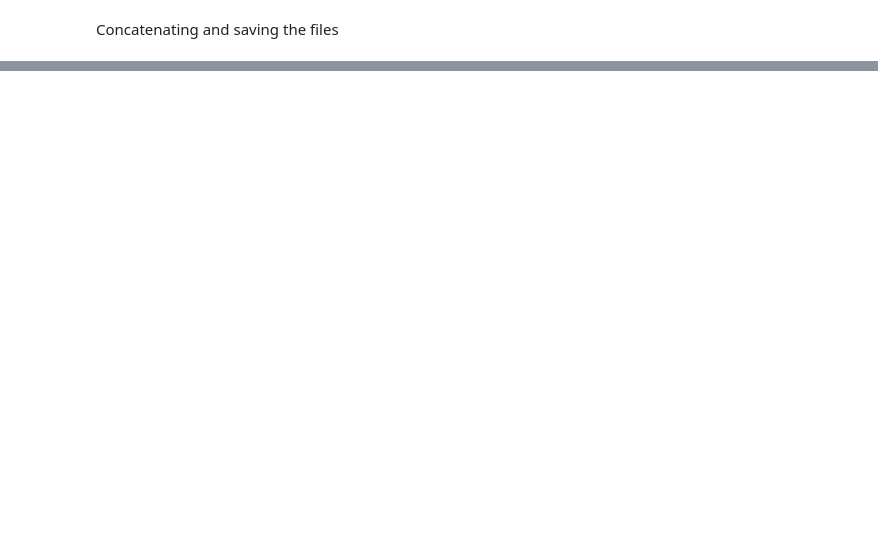
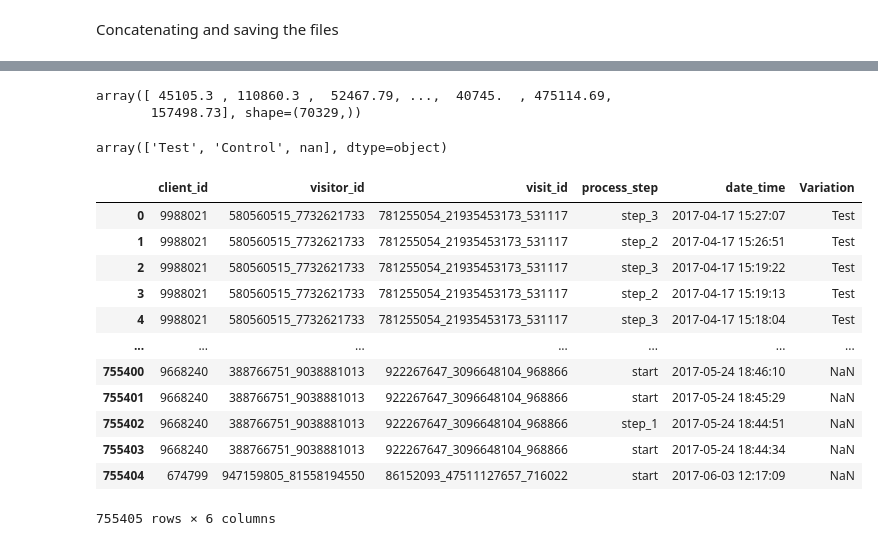
Before and after one commit to Ironhack-DA-Course/proj-vanguard-abtest, a Jupyter notebook: notebooks/Jesus_Notebook.ipynb, the cells around one changed output, grey strips where cells are left out. Drawn from its saved outputs; the diff is of its cells as text; code cells hidden in the pictures; blank space fills up the shorter version.

```diff
--- a/notebooks/Jesus_Notebook.ipynb
+++ b/notebooks/Jesus_Notebook.ipynb
@@ -28,0 +124,25 @@ final_demo.to_csv('../data/raw/df_final_demo_concat.csv')
+# %%
+final_demo['bal'].unique()
+# %% [output]
+array([ 45105.3 , 110860.3 ,  52467.79, ...,  40745.  , 475114.69,
+       157498.73], shape=(70329,))
+# %%
+final_web_data['Variation'].unique()
+# %% [output]
+array(['Test', 'Control', nan], dtype=object)
+# %%
+final_web_data
+# %% [output]
+|  | client_id | visitor_id | visit_id | process_step | date_time | Variation |
+| 0 | 9988021 | 580560515_7732621733 | 781255054_21935453173_531117 | step_3 | 2017-04-17 15:27:07 | Test |
+| 1 | 9988021 | 580560515_7732621733 | 781255054_21935453173_531117 | step_2 | 2017-04-17 15:26:51 | Test |
+| 2 | 9988021 | 580560515_7732621733 | 781255054_21935453173_531117 | step_3 | 2017-04-17 15:19:22 | Test |
+| 3 | 9988021 | 580560515_7732621733 | 781255054_21935453173_531117 | step_2 | 2017-04-17 15:19:13 | Test |
+| 4 | 9988021 | 580560515_7732621733 | 781255054_21935453173_531117 | step_3 | 2017-04-17 15:18:04 | Test |
+| ... | ... | ... | ... | ... | ... | ... |
+| 755400 | 9668240 | 388766751_9038881013 | 922267647_3096648104_968866 | start | 2017-05-24 18:46:10 | NaN |
+| 755401 | 9668240 | 388766751_9038881013 | 922267647_3096648104_968866 | start | 2017-05-24 18:45:29 | NaN |
+| 755402 | 9668240 | 388766751_9038881013 | 922267647_3096648104_968866 | step_1 | 2017-05-24 18:44:51 | NaN |
+| 755403 | 9668240 | 388766751_9038881013 | 922267647_3096648104_968866 | start | 2017-05-24 18:44:34 | NaN |
+| 755404 | 674799 | 947159805_81558194550 | 86152093_47511127657_716022 | start | 2017-06-03 12:17:09 | NaN |
+755405 rows × 6 columns
```
Also changed, not shown: parts of 16 cells of this notebook, 1 other file.
